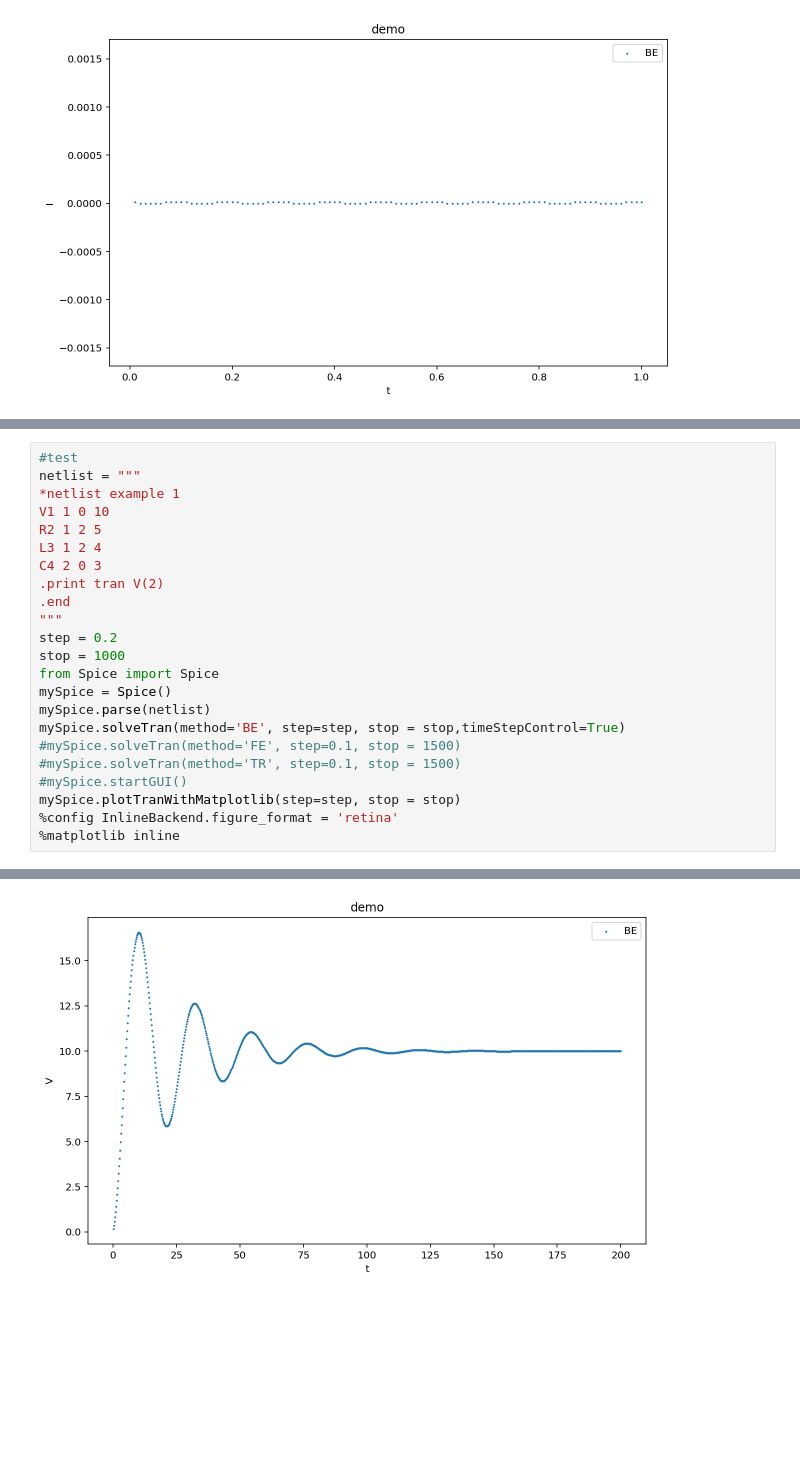
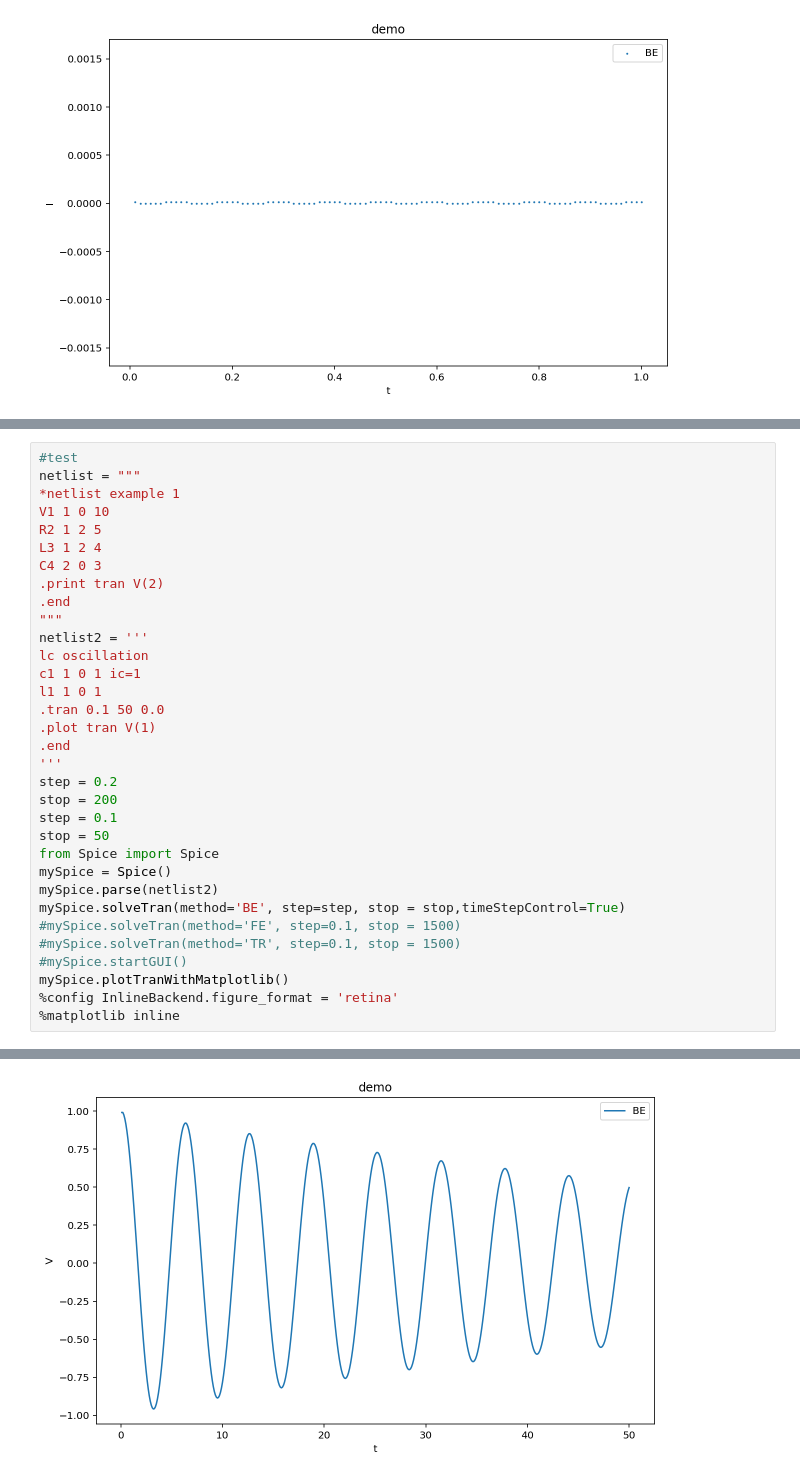
Before and after one commit to GaryYuyjl/EDAproject, a Jupyter notebook: 未命名1.ipynb, the cells around one changed output, grey strips where cells are left out. Saved outputs shown, nothing was run; the diff lists cells and outputs as text; blank space fills up the shorter version.

```diff
--- a/未命名1.ipynb
+++ b/未命名1.ipynb
@@ -72,16 +535,26 @@ C4 2 0 3
 .print tran V(2)
 .end
 """
+netlist2 = '''
+lc oscillation
+c1 1 0 1 ic=1
+l1 1 0 1
+.tran 0.1 50 0.0
+.plot tran V(1)
+.end
+'''
 step = 0.2
-stop = 1000
+stop = 200
+step = 0.1
+stop = 50
 from Spice import Spice
 mySpice = Spice()
-mySpice.parse(netlist)
+mySpice.parse(netlist2)
 mySpice.solveTran(method='BE', step=step, stop = stop,timeStepControl=True)
 #mySpice.solveTran(method='FE', step=0.1, stop = 1500)
 #mySpice.solveTran(method='TR', step=0.1, stop = 1500)
 #mySpice.startGUI()
-mySpice.plotTranWithMatplotlib(step=step, stop = stop)
+mySpice.plotTranWithMatplotlib()
 %config InlineBackend.figure_format = 'retina'
 %matplotlib inline
 # %% [output]
@@ -96,4 +578,4 @@ mySpice.plotTranWithMatplotlib(step=step, stop = stop)
-[figure, old version]
+[figure, new version]
 # %%
 netlist = """
 *sigmoid
```
Also changed, not shown: parts of 10 cells of this notebook, 13 other files.
